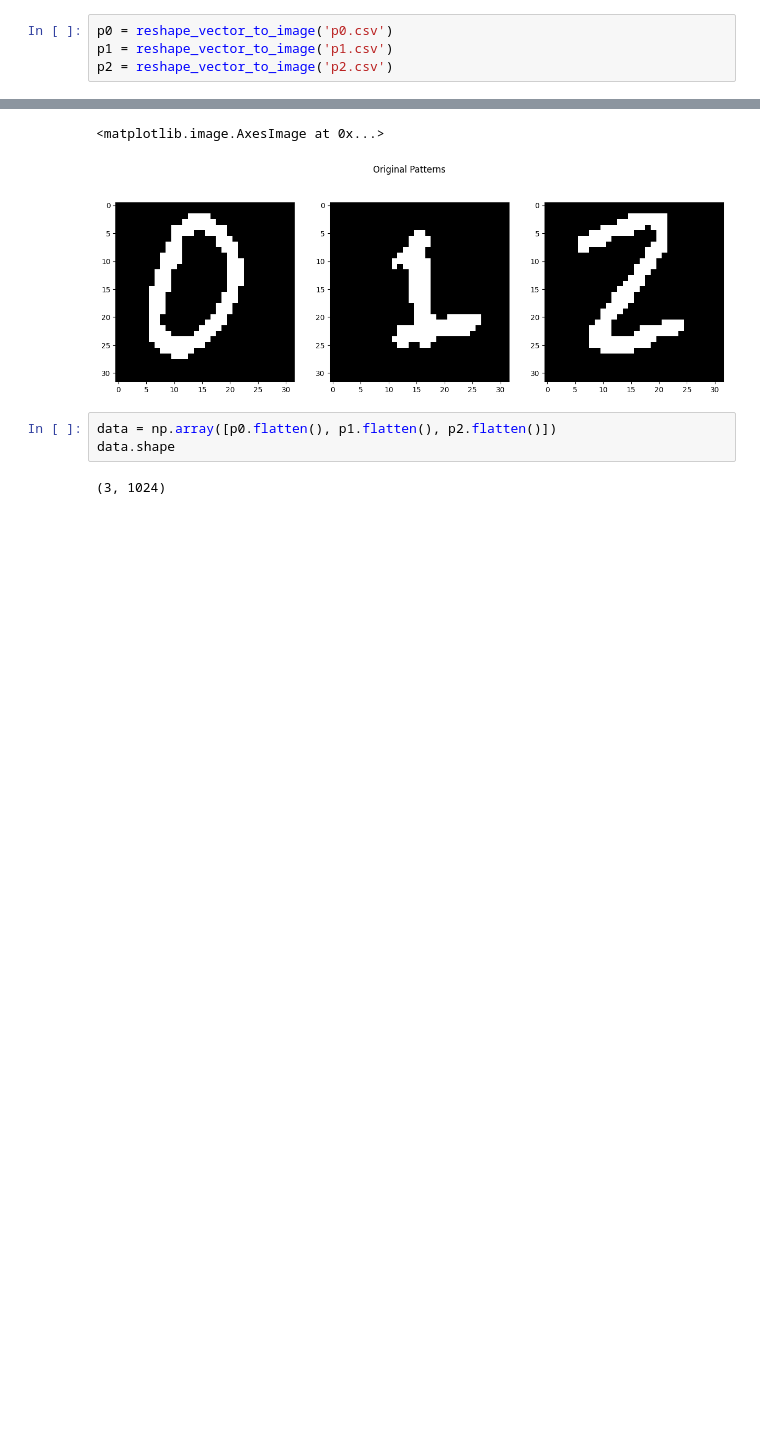
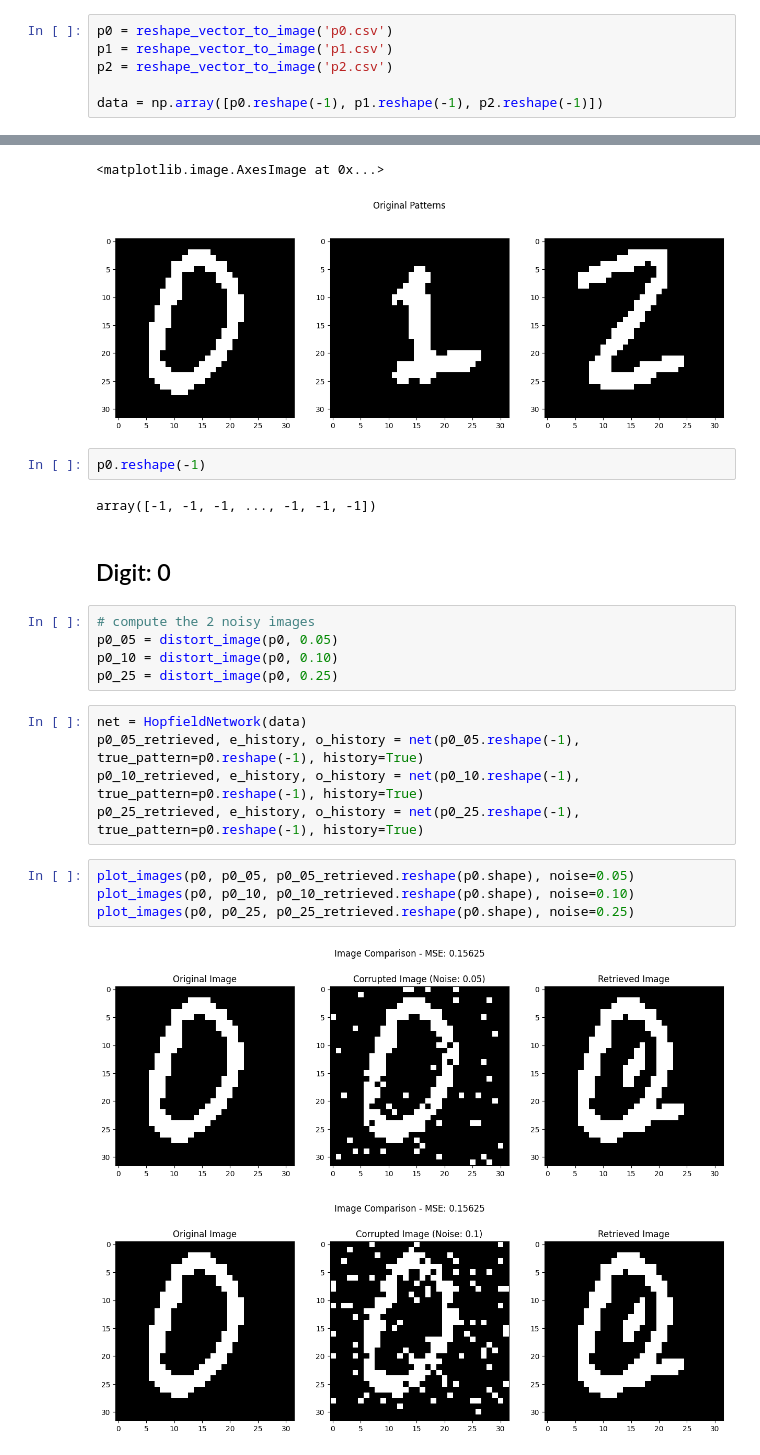
Before and after one commit to JacopoRaffi/CNS_Assignments, a Jupyter notebook: LAB2/LAB2_2/main.ipynb, the cells around one changed output, grey strips where cells are left out. Saved outputs shown, nothing was run; the diff lists cells and outputs as text; blank space fills up the shorter version.

Commit message:
add images plot function

```diff
--- a/LAB2/LAB2_2/main.ipynb
+++ b/LAB2/LAB2_2/main.ipynb
@@ -10,6 +11,8 @@ from utility import *
 p0 = reshape_vector_to_image('p0.csv')
 p1 = reshape_vector_to_image('p1.csv')
 p2 = reshape_vector_to_image('p2.csv')
+
+data = np.array([p0.reshape(-1), p1.reshape(-1), p2.reshape(-1)])
 # %%
 fig, axs = plt.subplots(1, 3, figsize=(15, 5))
 
@@ -21,8 +24,26 @@ axs[2].imshow(p2, cmap='gray')
 # %% [output]
 <matplotlib.image.AxesImage at 0x...>
 [figure]
-# %%
-data = np.array([p0.flatten(), p1.flatten(), p2.flatten()])
-data.shape
-# %% [output]
-(3, 1024)
+# %%
+p0.reshape(-1)
+# %% [output]
+array([-1, -1, -1, ..., -1, -1, -1])
+# %% [markdown]
+## Digit: 0
+# %%
+# compute the 2 noisy images
+p0_05 = distort_image(p0, 0.05)
+p0_10 = distort_image(p0, 0.10)
+p0_25 = distort_image(p0, 0.25)
+# %%
+net = HopfieldNetwork(data)
+p0_05_retrieved, e_history, o_history = net(p0_05.reshape(-1), true_pattern=p0.reshape(-1), history=True)
+p0_10_retrieved, e_history, o_history = net(p0_10.reshape(-1), true_pattern=p0.reshape(-1), history=True)
+p0_25_retrieved, e_history, o_history = net(p0_25.reshape(-1), true_pattern=p0.reshape(-1), history=True)
+# %%
+plot_images(p0, p0_05, p0_05_retrieved.reshape(p0.shape), noise=0.05)
+plot_images(p0, p0_10, p0_10_retrieved.reshape(p0.shape), noise=0.10)
+plot_images(p0, p0_25, p0_25_retrieved.reshape(p0.shape), noise=0.25)
+# %% [output]
+[figure, added]
+[figure, added]
```
Also changed, not shown: parts of 4 cells of this notebook, 2 other files.
